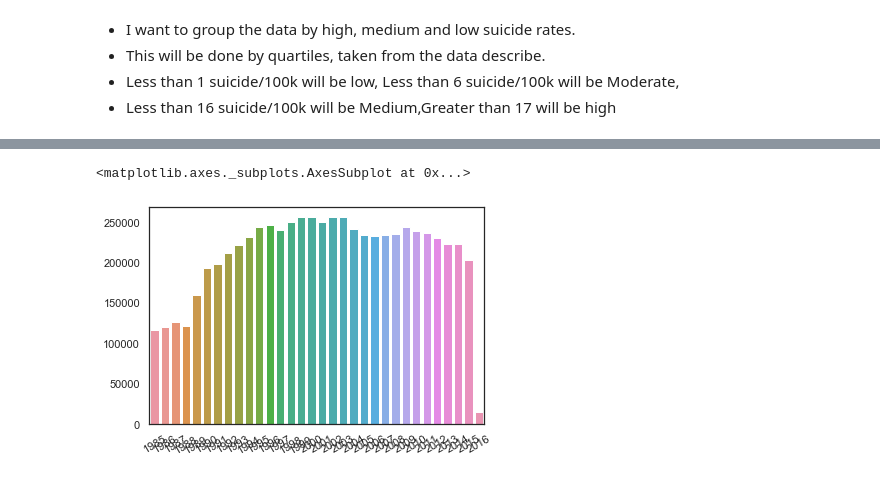
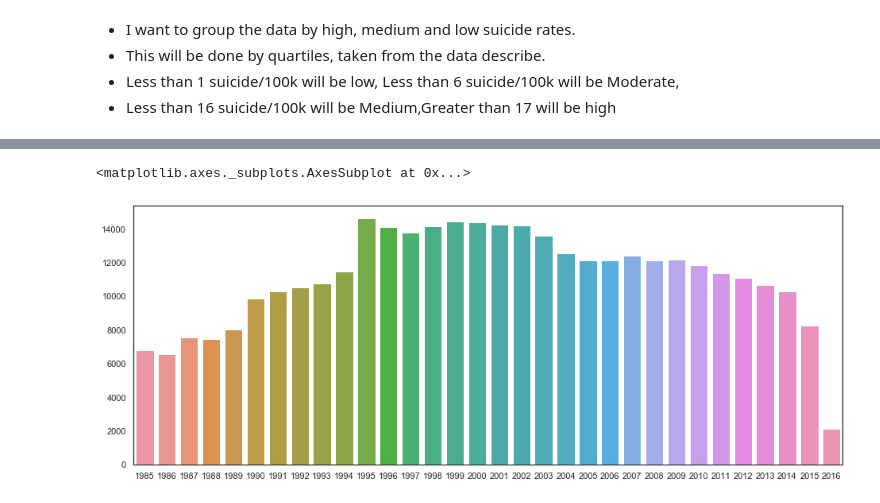
Before and after one commit to pocathain08/Fundamentals_of-Data_Analysis, a Jupyter notebook: FDA_Assessment_2019.ipynb, the cells around one changed output, grey strips where cells are left out. Saved outputs shown, nothing was run; the diff lists cells and outputs as text; code cells hidden in the pictures.

```diff
--- a/FDA_Assessment_2019.ipynb
+++ b/FDA_Assessment_2019.ipynb
@@ -141,12 +228,12 @@ df
 # %%
-# Check what year had the highest number of suicides
+# Check and plot what year had the highest number of suicides
 suicides_year = []
 
 for y in df['year'].unique():
-    suicides_year.append(sum(df[df['year'] == y]['suicides_no']))
+    suicides_year.append(sum(df[df['year'] == y]['suicides_100k']))
 
-plt.xticks(rotation=30)
+plt.figure(figsize=(16, 6))
 sns.barplot(x = df['year'].unique(), y = suicides_year)
 # %% [output]
 <matplotlib.axes._subplots.AxesSubplot at 0x...>
-[figure, old version]
+[figure, new version]
```
Also changed, not shown: parts of 36 cells of this notebook.
